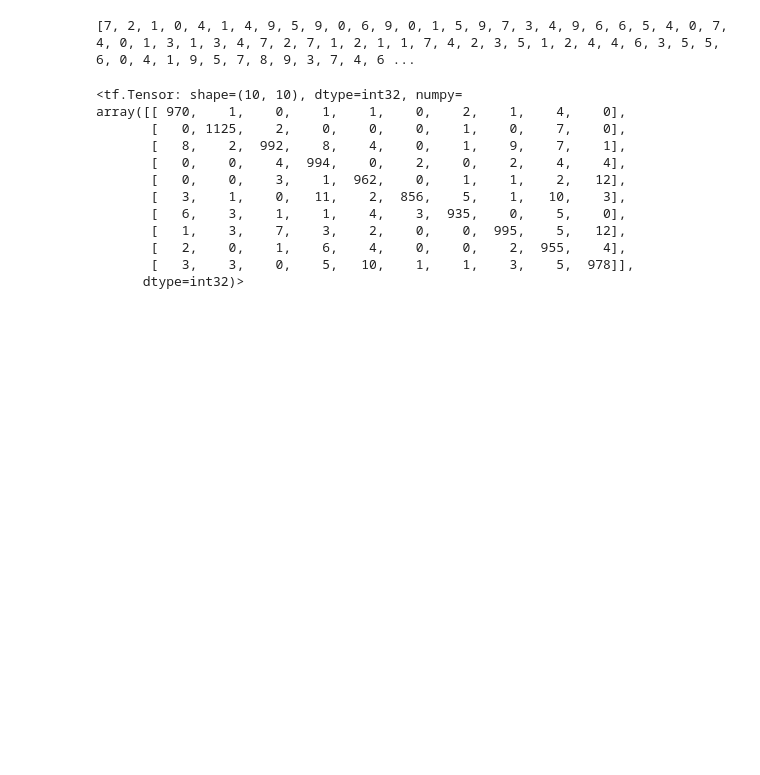
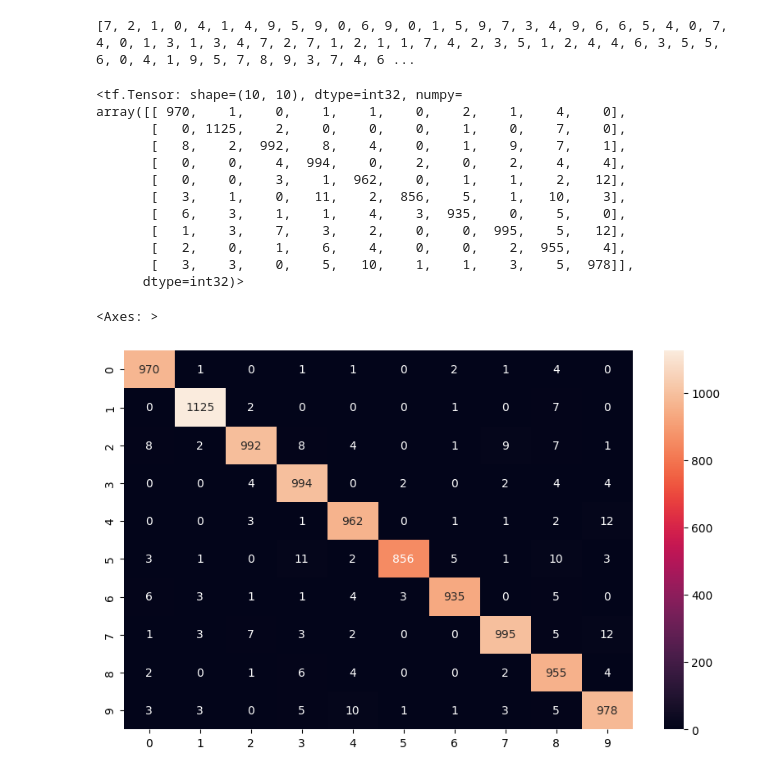
Before and after one commit to Jatin-s16/TensorFlow, a Jupyter notebook: Handwritten_digits.ipynb, the cells around one changed output. Drawn from its saved outputs; the diff is of its cells as text; code cells hidden in the pictures; blank space fills up the shorter version.

Commit message:
heatmap

```diff
--- a/Handwritten_digits.ipynb
+++ b/Handwritten_digits.ipynb
@@ -275,3 +275,9 @@ array([[ 970,    1,    0,    1,    1,    0,    2,    1,    4,    0],
        [   2,    0,    1,    6,    4,    0,    0,    2,  955,    4],
        [   3,    3,    0,    5,   10,    1,    1,    3,    5,  978]],
       dtype=int32)>
+# %%
+plt.figure(figsize = (10,6))
+sns.heatmap(conf_matrix2, annot = True, fmt = 'd')
+# %% [output]
+<Axes: >
+[figure, added]
```
